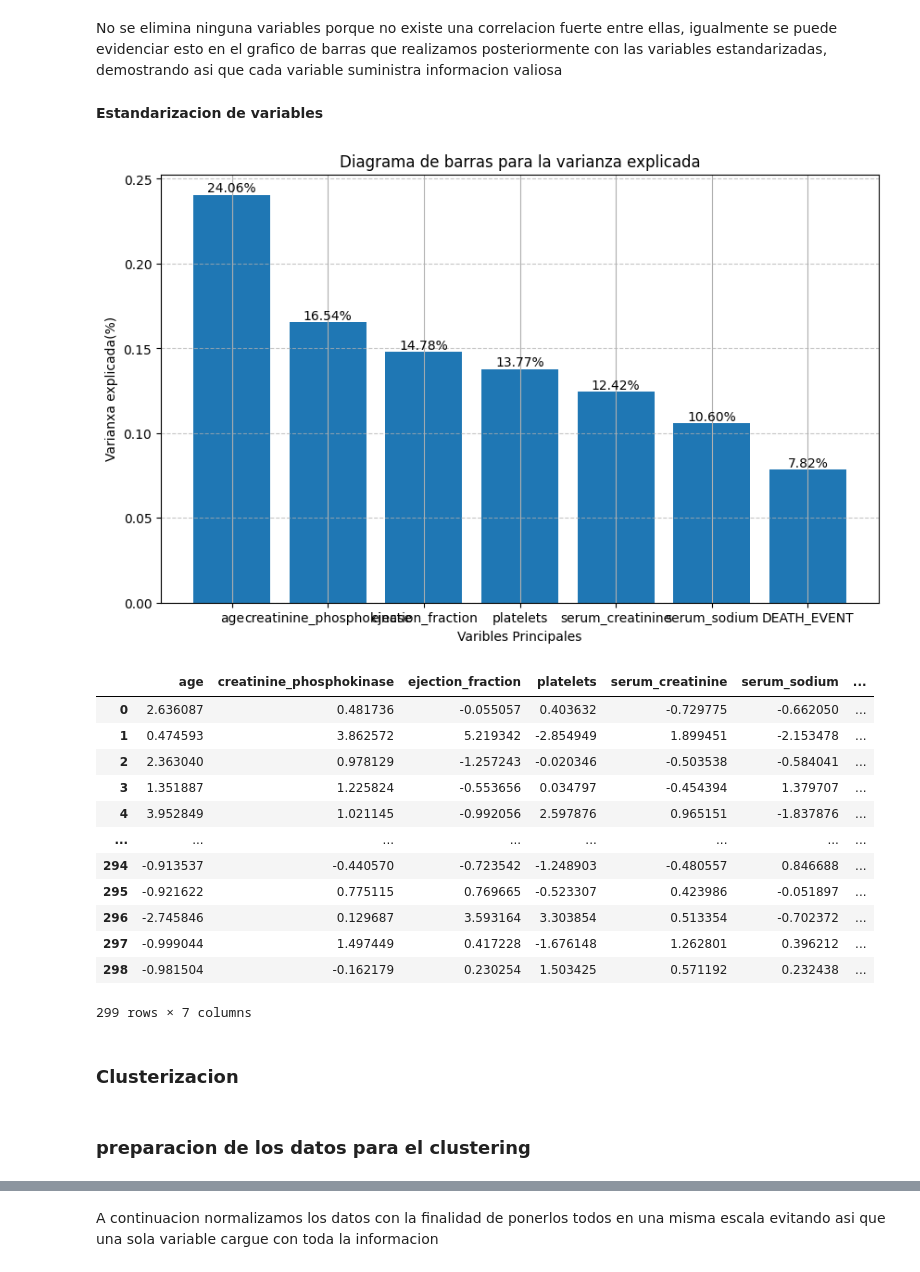
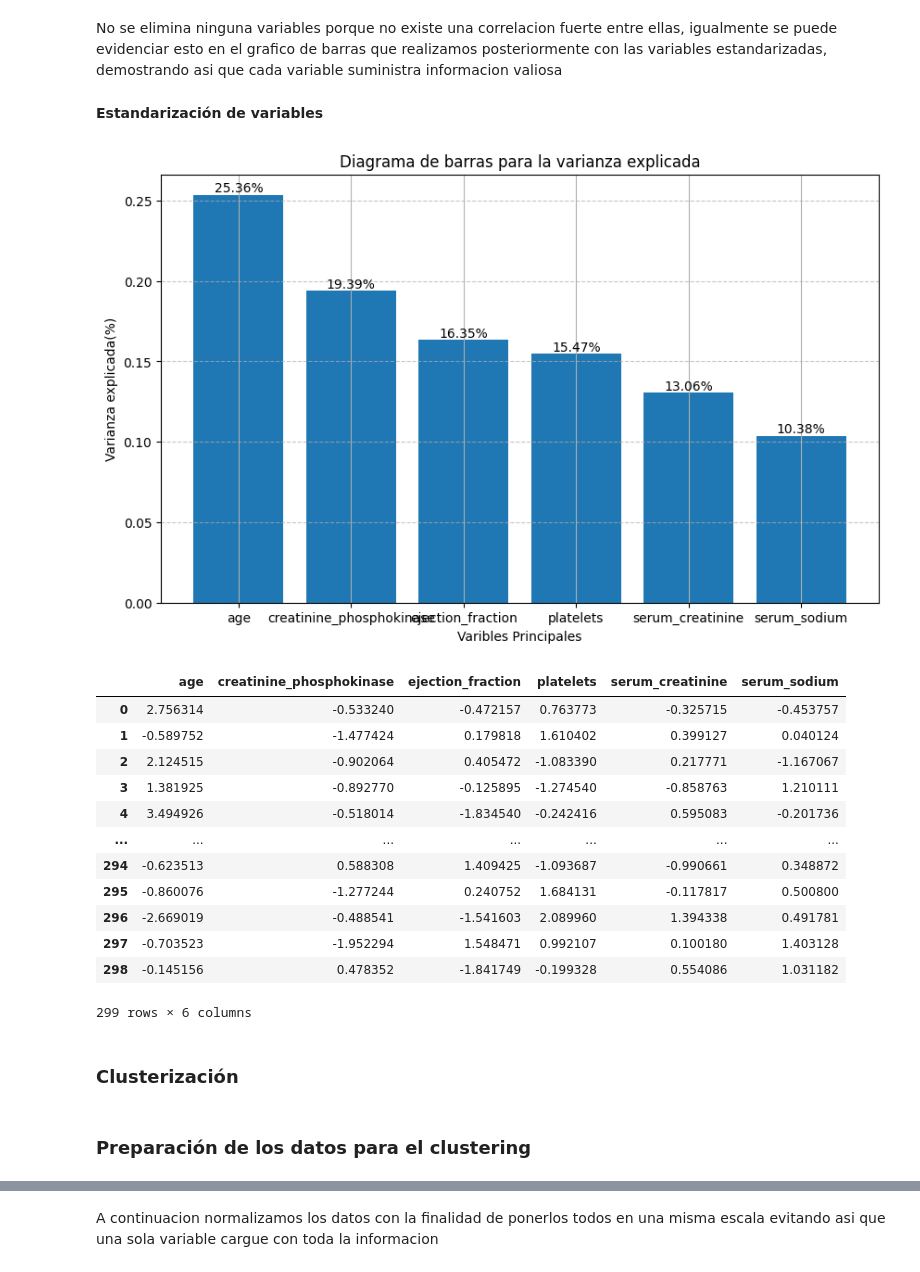
Before and after one commit to 2jcortesj2/Estadistica1, a Jupyter notebook: TrabajoFinal.ipynb, the cells around one changed output, grey strips where cells are left out. Cells and saved outputs as stored; diff of their text form; code cells hidden in the pictures.

```diff
--- a/TrabajoFinal.ipynb
+++ b/TrabajoFinal.ipynb
@@ -197,7 +197,4 @@ plt.show()
 Debido a que reemplazamos los datos atípicos se crearon una acumulación de datos en los bordes de las gráficas de frecuencias cambiando las formas de las gráficas, sin embargo, no es necesario considerar la forma de las gráficas para el modelo.
 # %% [markdown]
 ### **Reducción de dimensiones**
-# %%
-columns = ['age', 'creatinine_phosphokinase', 'ejection_fraction', 'platelets', 'serum_creatinine', 'serum_sodium', 'DEATH_EVENT']
-heart_df = pd.read_csv('heart_failure_clinical_records_dataset.csv', usecols= columns)
 # %% [markdown]
@@ -213,51 +202,54 @@ plt.show()
 # %% [markdown]
 No se elimina ninguna variables porque no existe una correlacion fuerte entre ellas, igualmente se puede evidenciar esto en el grafico de barras que realizamos posteriormente con las variables estandarizadas, demostrando asi que cada variable suministra informacion valiosa
 # %% [markdown]
-**Estandarizacion de variables**
+**Estandarización de variables**
 # %%
+data = heart_df.drop(columns=['DEATH_EVENT'])
+columns.remove('DEATH_EVENT')
+
 scaler =StandardScaler()
-df_estand = scaler.fit_transform(heart_df)
-df_estand = pd.DataFrame(df_estand, columns=heart_df.columns)
+df_estand = scaler.fit_transform(data)
+df_estand = pd.DataFrame(df_estand, columns=data.columns)
 
-pca = PCA(n_components= 7) # Numero 7 por el numero de variables
+pca = PCA(n_components= 6) # Numero 6 por el numero de variables
 data_pca = pca.fit_transform(df_estand)
 # %%
 explained_variance = pca.explained_variance_ratio_
 
 plt.figure(figsize= (10,6))
 plt.bar(range(1, len(explained_variance) + 1), explained_variance)
 plt.xlabel('Varibles Principales')
-plt.ylabel('Varianxa explicada(%)')
+plt.ylabel('Varianza explicada(%)')
 plt.title('Diagrama de barras para la varianza explicada')
-plt.xticks(range(1,8), columns)
+plt.xticks(range(1,7), columns)
 plt.grid(True)
 
 # Para poner el label en cada barra
 for i, ratio in enumerate(explained_variance):
     plt.text(i + 1, ratio, f'{ratio:.2%}', ha='center', va='bottom')
 
 plt.grid(axis='y', linestyle='--', alpha=0.7)
 plt.show()
 # %% [output]
-[figure, old version]
+[figure, new version]
 # %%
-data_pca = pd.DataFrame(data_pca, columns= columns)
+data_pca = pd.DataFrame(data_pca, columns=columns)
 data_pca
 # %% [output]
-|  | age | creatinine_phosphokinase | ejection_fraction | platelets | serum_creatinine | serum_sodium | ... |
-| 0 | 2.636087 | 0.481736 | -0.055057 | 0.403632 | -0.729775 | -0.662050 | ... |
-| 1 | 0.474593 | 3.862572 | 5.219342 | -2.854949 | 1.899451 | -2.153478 | ... |
-| 2 | 2.363040 | 0.978129 | -1.257243 | -0.020346 | -0.503538 | -0.584041 | ... |
-| 3 | 1.351887 | 1.225824 | -0.553656 | 0.034797 | -0.454394 | 1.379707 | ... |
-| 4 | 3.952849 | 1.021145 | -0.992056 | 2.597876 | 0.965151 | -1.837876 | ... |
-| ... | ... | ... | ... | ... | ... | ... | ... |
-| 294 | -0.913537 | -0.440570 | -0.723542 | -1.248903 | -0.480557 | 0.846688 | ... |
-| 295 | -0.921622 | 0.775115 | 0.769665 | -0.523307 | 0.423986 | -0.051897 | ... |
-| 296 | -2.745846 | 0.129687 | 3.593164 | 3.303854 | 0.513354 | -0.702372 | ... |
-| 297 | -0.999044 | 1.497449 | 0.417228 | -1.676148 | 1.262801 | 0.396212 | ... |
-| 298 | -0.981504 | -0.162179 | 0.230254 | 1.503425 | 0.571192 | 0.232438 | ... |
+|  | age | creatinine_phosphokinase | ejection_fraction | platelets | serum_creatinine | serum_sodium |
+| 0 | 2.756314 | -0.533240 | -0.472157 | 0.763773 | -0.325715 | -0.453757 |
+| 1 | -0.589752 | -1.477424 | 0.179818 | 1.610402 | 0.399127 | 0.040124 |
+| 2 | 2.124515 | -0.902064 | 0.405472 | -1.083390 | 0.217771 | -1.167067 |
+| 3 | 1.381925 | -0.892770 | -0.125895 | -1.274540 | -0.858763 | 1.210111 |
+| 4 | 3.494926 | -0.518014 | -1.834540 | -0.242416 | 0.595083 | -0.201736 |
+| ... | ... | ... | ... | ... | ... | ... |
+| 294 | -0.623513 | 0.588308 | 1.409425 | -1.093687 | -0.990661 | 0.348872 |
+| 295 | -0.860076 | -1.277244 | 0.240752 | 1.684131 | -0.117817 | 0.500800 |
+| 296 | -2.669019 | -0.488541 | -1.541603 | 2.089960 | 1.394338 | 0.491781 |
+| 297 | -0.703523 | -1.952294 | 1.548471 | 0.992107 | 0.100180 | 1.403128 |
+| 298 | -0.145156 | 0.478352 | -1.841749 | -0.199328 | 0.554086 | 1.031182 |
-299 rows × 7 columns
+299 rows × 6 columns
 # %% [markdown]
-### **Clusterizacion**
+### **Clusterización**
 # %% [markdown]
-### preparacion de los datos para el clustering
+### Preparación de los datos para el clustering
```
Also changed, not shown: parts of 16 cells of this notebook.
